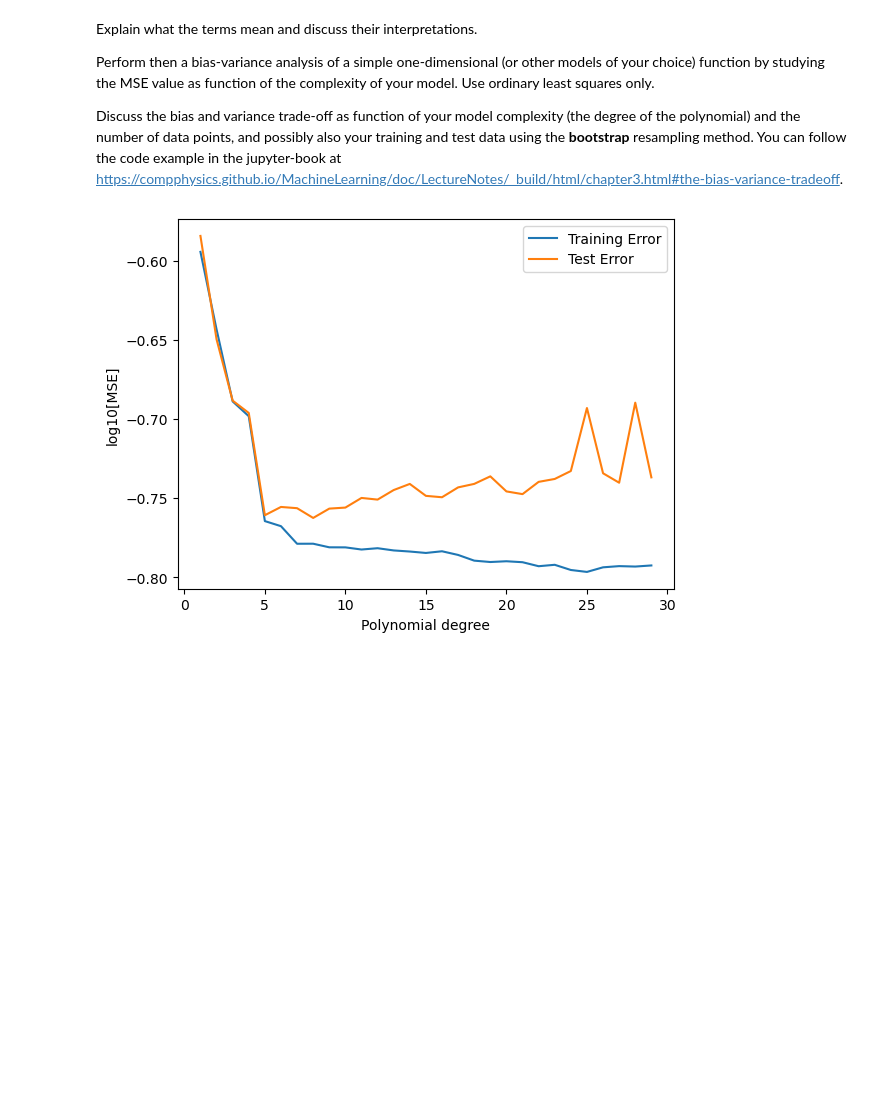
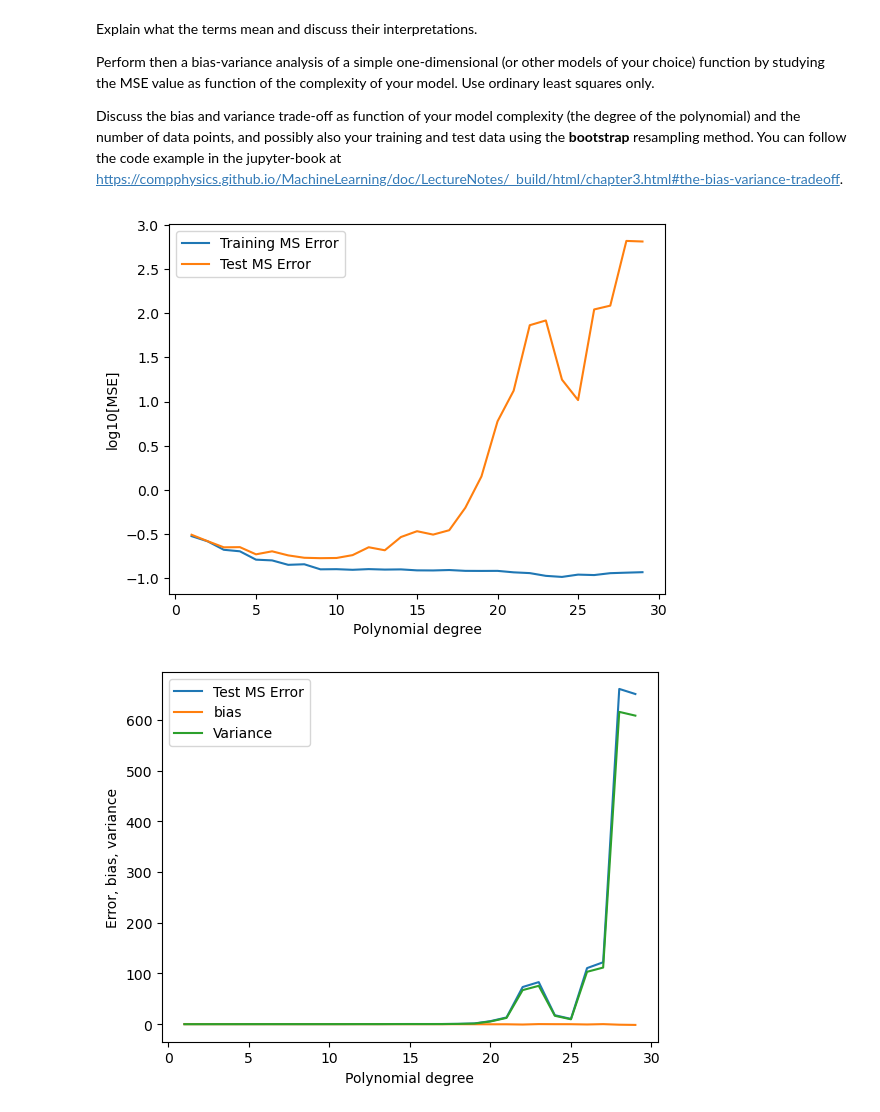
Before and after one commit to ericludvigs/MachineLearning, a Jupyter notebook: work/exercisesweek38.ipynb, the cells around one changed output. Drawn from its saved outputs; the diff is of its cells as text; code cells hidden in the pictures; blank space fills up the shorter version.

```diff
--- a/work/exercisesweek38.ipynb
+++ b/work/exercisesweek38.ipynb
@@ -80,12 +80,13 @@ from sklearn.utils import resample
 from sklearn.metrics import mean_squared_error
 # %%
 # code adapted from linked example, no radical difference
+# low number of data points
 seed_num = 11111
 np.random.seed(seed_num)
 
 enable_prints = False
 
-n = 500
+n = 100
 n_boostraps = 100
 degree = 30
 noise = 0.4
@@ -101,37 +102,55 @@ X[:,0] = 1.0
 testerror = np.zeros(Maxpolydegree)
 trainingerror = np.zeros(Maxpolydegree)
 polynomial = np.zeros(Maxpolydegree)
+bias = np.zeros(Maxpolydegree)
+variance = np.zeros(Maxpolydegree)
 
 for polydegree in range(1, Maxpolydegree):
     polynomial[polydegree] = polydegree
     for degree in range(polydegree):
         X[:,degree] = x[:,0]**degree
 
     testerror[polydegree] = 0.0
     trainingerror[polydegree] = 0.0
+    bias[polydegree] = 0.0
+    variance[polydegree] = 0.0
     for samples in range(n_boostraps):
         x_train, x_test, y_train, y_test = train_test_split(X, y, test_size=0.2)
         model = LinearRegression(fit_intercept=False).fit(x_train, y_train)
         ypred = model.predict(x_train)
         ytilde = model.predict(x_test)
         testerror[polydegree] += mean_squared_error(y_test, ytilde)
         trainingerror[polydegree] += mean_squared_error(y_train, ypred)
+        bias[polydegree] += np.mean(y_test - ytilde)
+        variance[polydegree] += np.var(ytilde)
 
     testerror[polydegree] /= n_boostraps
     trainingerror[polydegree] /= n_boostraps
+    bias[polydegree] /= n_boostraps
+    variance[polydegree] /= n_boostraps
 
     if enable_prints:
         print("Degree of polynomial: %3d"% polynomial[polydegree])
         print("Mean squared error on training data: %.8f" % trainingerror[polydegree])
         print("Mean squared error on test data: %.8f" % testerror[polydegree])
 
-# exclude 0th datapoint which is uninsteresting anyway (0 degree polynomial, just fitting 1s) and causes division by zero errors in plotting
-plt.plot(polynomial[1:], np.log10(trainingerror[1:]), label='Training Error')
-plt.plot(polynomial[1:], np.log10(testerror[1:]), label='Test Error')
+# exclude 0th datapoint which is uninteresting anyway (0 degree polynomial, just fitting 1s) and causes division by zero errors in plotting
+plt.plot(polynomial[1:], np.log10(trainingerror[1:]), label='Training MS Error')
+plt.plot(polynomial[1:], np.log10(testerror[1:]), label='Test MS Error')
 
 plt.xlabel('Polynomial degree')
 plt.ylabel('log10[MSE]')
 plt.legend()
 plt.show()
+
+# new plot
+plt.plot(polynomial[1:], testerror[1:], label='Test MS Error')
+plt.plot(polynomial[1:], bias[1:], label='bias')
+plt.plot(polynomial[1:], variance[1:], label='Variance')
+plt.xlabel('Polynomial degree')
+plt.ylabel('Error, bias, variance')
+plt.legend()
+plt.show()
 # %% [output]
-[figure, old version]
+[figure, new version]
+[figure, added]
```
Also changed, not shown: parts of 3 cells of this notebook.
